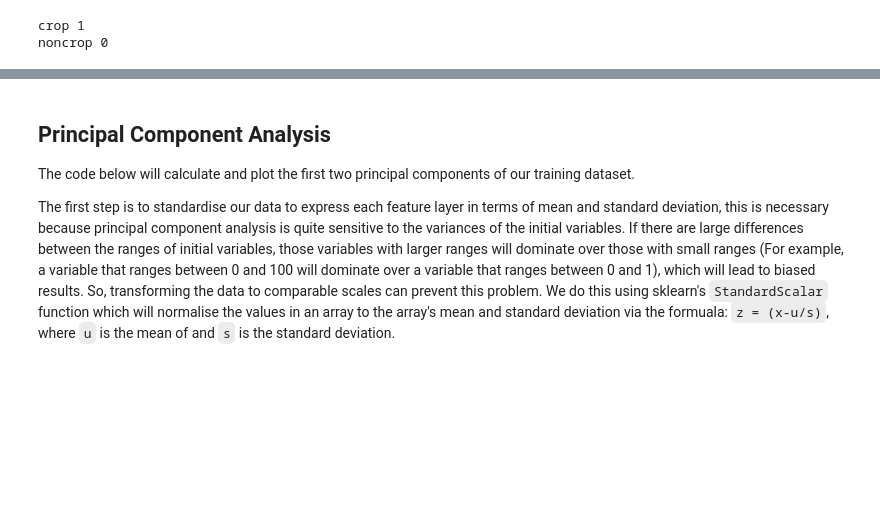
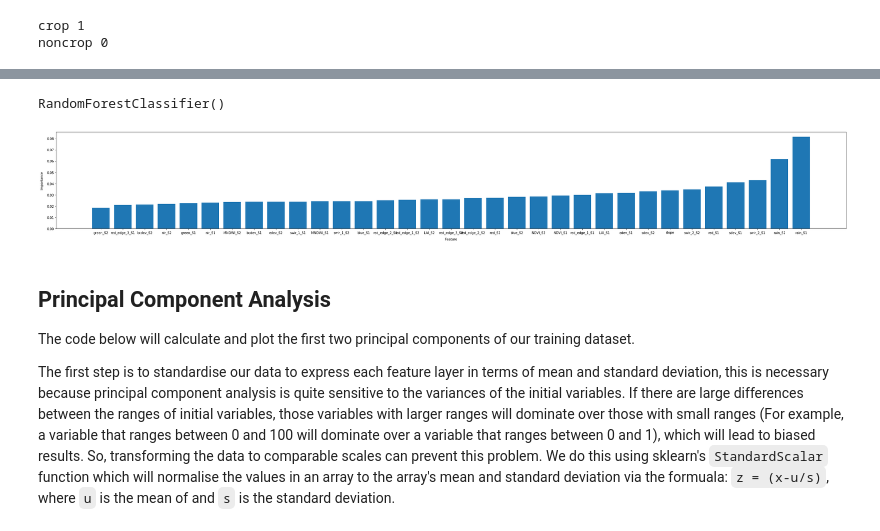
Before and after one commit to fivejjs/deafrica-sandbox-notebooks, a Jupyter notebook: crop_mask/eastern_cropmask/2_Inspect_training_data.ipynb, the cells around one changed output, grey strips where cells are left out. Saved outputs shown, nothing was run; the diff lists cells and outputs as text; code cells hidden in the pictures; blank space fills up the shorter version.

```diff
--- a/crop_mask/eastern_cropmask/2_Inspect_training_data.ipynb
+++ b/crop_mask/eastern_cropmask/2_Inspect_training_data.ipynb
@@ -152,4 +126,0 @@ Recreate our `model_input` and `column_name` parameters, using only the selected
-# %%
-model_input = np.append(model_input[:,0].reshape(len(model_input[:,0]), 1), selected_features, axis=1)
-selected_columns.insert(0, column_names[0])
-print(model_input.shape)
@@ -158,3 +133,20 @@ print(model_input.shape)
+# %%
+model=RandomForestClassifier()
+model.fit(model_input[:, model_col_indices], model_input[:, 0])
+# %% [output]
+RandomForestClassifier()
+# %%
+order = np.argsort(model.feature_importances_)
+
+plt.figure(figsize=(35,5))
+plt.bar(x=np.array(column_names[1:])[order],
+        height=model.feature_importances_[order])
+# plt.bar(x=column_names[1:], height=model.feature_importances_)
+plt.gca().set_ylabel('Importance', labelpad=10)
+plt.gca().set_xlabel('Feature', labelpad=10)
+plt.tight_layout()
+# %% [output]
+[figure, added]
 # %% [markdown]
 ## Principal Component Analysis
 
```
Also changed, not shown: parts of 18 cells of this notebook, 11 other files.
